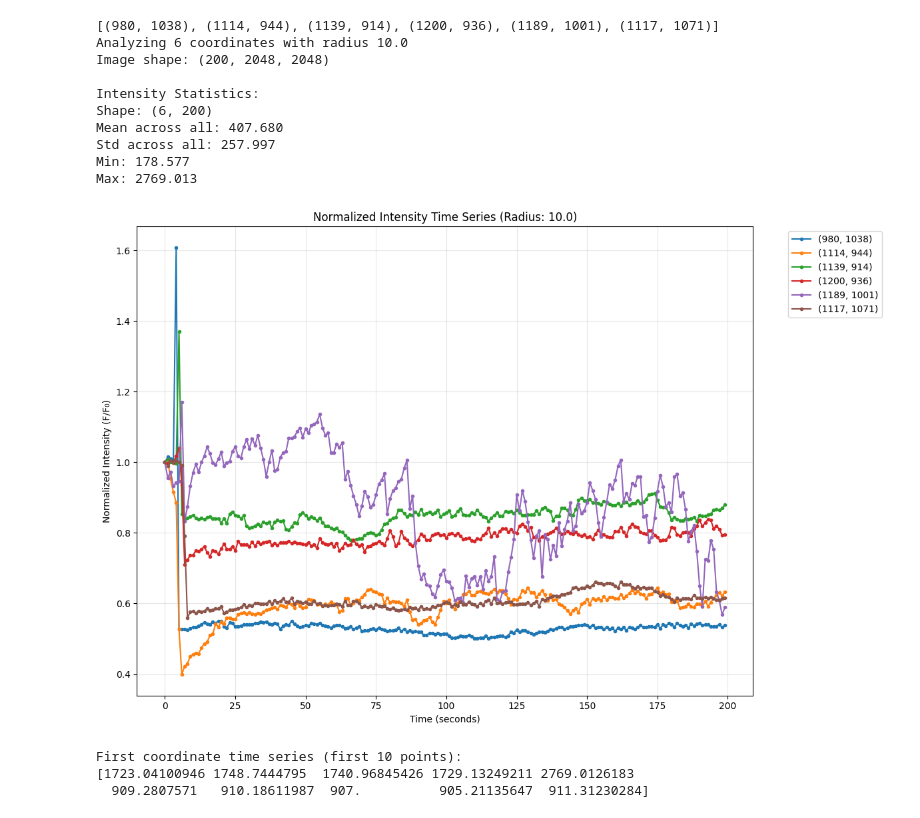
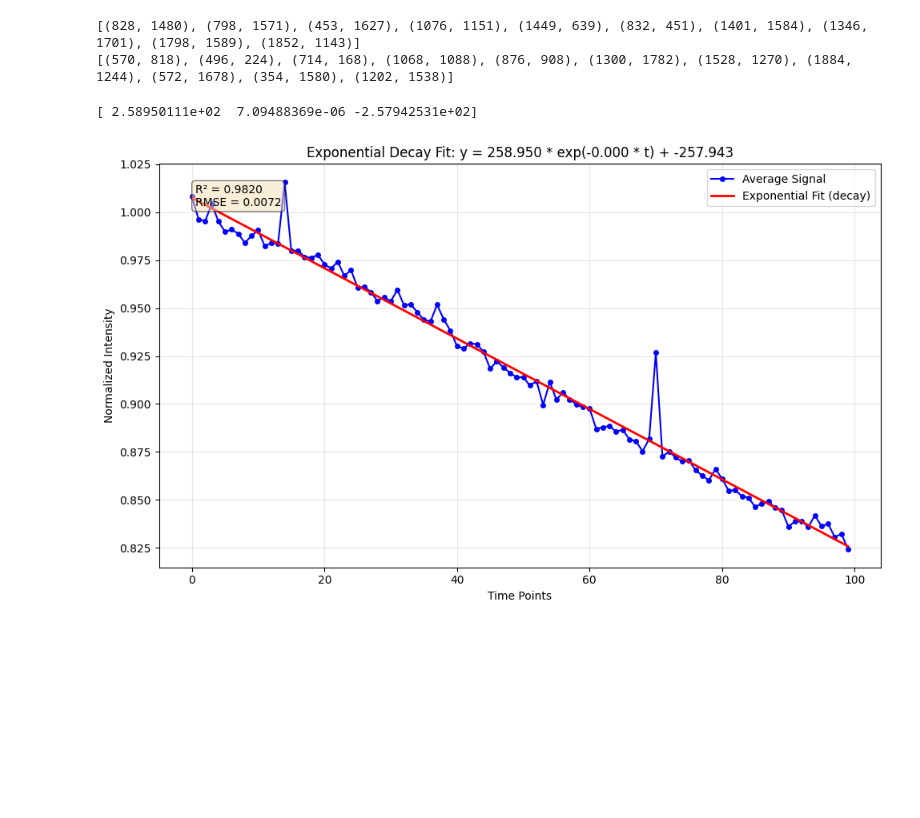
Before and after one commit to nicost/imageAnalysisNotebooks, a Jupyter notebook: projects/SK/SK.ipynb, the cells around one changed output. Saved outputs shown, nothing was run; the diff lists cells and outputs as text; code cells hidden in the pictures; blank space fills up the shorter version.

Commit message:
SK: Normalize for bleaching and fit the result curves. Needs to get the last number out and aggregated nicely, then I believ we are ready.

```diff
--- a/projects/SK/SK.ipynb
+++ b/projects/SK/SK.ipynb
@@ -11,9 +12,11 @@ import roifile
 import os
 from typing import List, Tuple
 # %%
-data_name = "StemCells2785FRAP_3"
-file_path = "Z:\\SK\\ReSaved\\" + data_name + "\\" + data_name + "_MMStack_Pos0.ome.tif"
-roi_path = "Z:\\SK\\ReSaved\\" + data_name + "RoiSet.zip"
+data_name = "Neurons_D14_Control_Axons_1"
+file_path = "Z:\\SK\\20250605\\" + data_name + "\\" + data_name + "_MMStack_Pos0.ome.tif"
+roi_path = "Z:\\SK\\20250605\\" + data_name + "_RoiSet.zip"
+# ImageJ ROIs of points that were not bleached.  These will be used to control for photo-bleaching
+roi_control_path = "Z:\\SK\\20250605\\" + data_name + "_Control_RoiSet.zip"
 # %%
 img = AICSImage(file_path)
 metadata = img.metadata
@@ -256,29 +480,28 @@ rois = read_imagej_rois(roi_path)
 coordinates = []
 for roi in rois:
     coordinates.append((int(roi['coordinates'][0][0]), int(roi['coordinates'][0][1])))
-# Add an equal number of control points
-#for roi in rois:
-#    coordinates.append((int(roi['coordinates'][0][0] + 30), int(roi['coordinates'][0][1] + 30)))
 print (coordinates)
 
-# Run analysis
-intensities = analyze_circular_regions(img_data, coordinates, radius=10.0, time_interval= delta_t / 1000)  # Read from Image metadata)
-
-# You can also access individual time series
-print(f"\nFirst coordinate time series (first 10 points):")
-print(intensities[0, :10])
+control_rois = read_imagej_rois(roi_control_path)
+control_coordinates = []
+for control_roi in control_rois:
+    control_coordinates.append((int(control_roi['coordinates'][0][0]), int(control_roi['coordinates'][0][1])))
+print(control_coordinates)
 # %% [output]
-[(980, 1038), (1114, 944), (1139, 914), (1200, 936), (1189, 1001), (1117, 1071)]
-Analyzing 6 coordinates with radius 10.0
-Image shape: (200, 2048, 2048)
-
-Intensity Statistics:
-Shape: (6, 200)
-Mean across all: 407.680
-Std across all: 257.997
-Min: 178.577
-Max: 2769.013
+[(828, 1480), (798, 1571), (453, 1627), (1076, 1151), (1449, 639), (832, 451), (1401, 1584), (1346, 1701), (1798, 1589), (1852, 1143)]
+[(570, 818), (496, 224), (714, 168), (1068, 1088), (876, 908), (1300, 1782), (1528, 1270), (1884, 1244), (572, 1678), (354, 1580), (1202, 1538)]
-[figure, removed]
-First coordinate time series (first 10 points):
-[1723.04100946 1748.7444795  1740.96845426 1729.13249211 2769.0126183
-  909.2807571   910.18611987  907.          905.21135647  911.31230284]
+# %%
+# Analyze controls, i.e. photo-bleaching just do to the imaging itself
+raw_control_intensities = extract_circular_intensities(img_data, control_coordinates, 6)
+control_intensities = normalized_intensity_timeseries(raw_control_intensities, 3);
+
+params, time_pts, fit_curve, avg_signal, stats = fit_exponential_to_average(control_intensities, 'decay', True)
+print(params)
+fig = plot_exponential_fit(time_pts, avg_signal, fit_curve, params, 'decay', stats)
+plt.show()
+#print(control_intensities[0, :])
+#average_signal = np.mean(raw_control_intensities, axis=0)
+#print(average_signal)
+# %% [output]
+[ 2.58950111e+02  7.09488369e-06 -2.57942531e+02]
+[figure, added]
```
Also changed, not shown: parts of 10 cells of this notebook.
